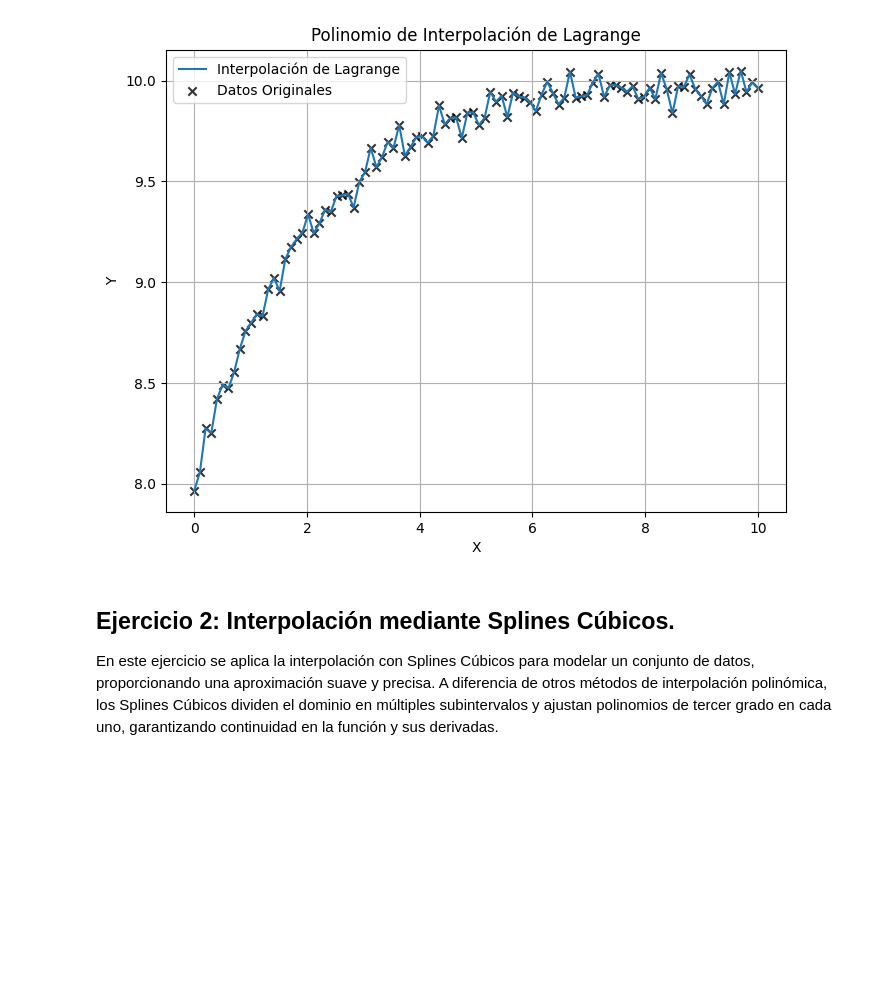
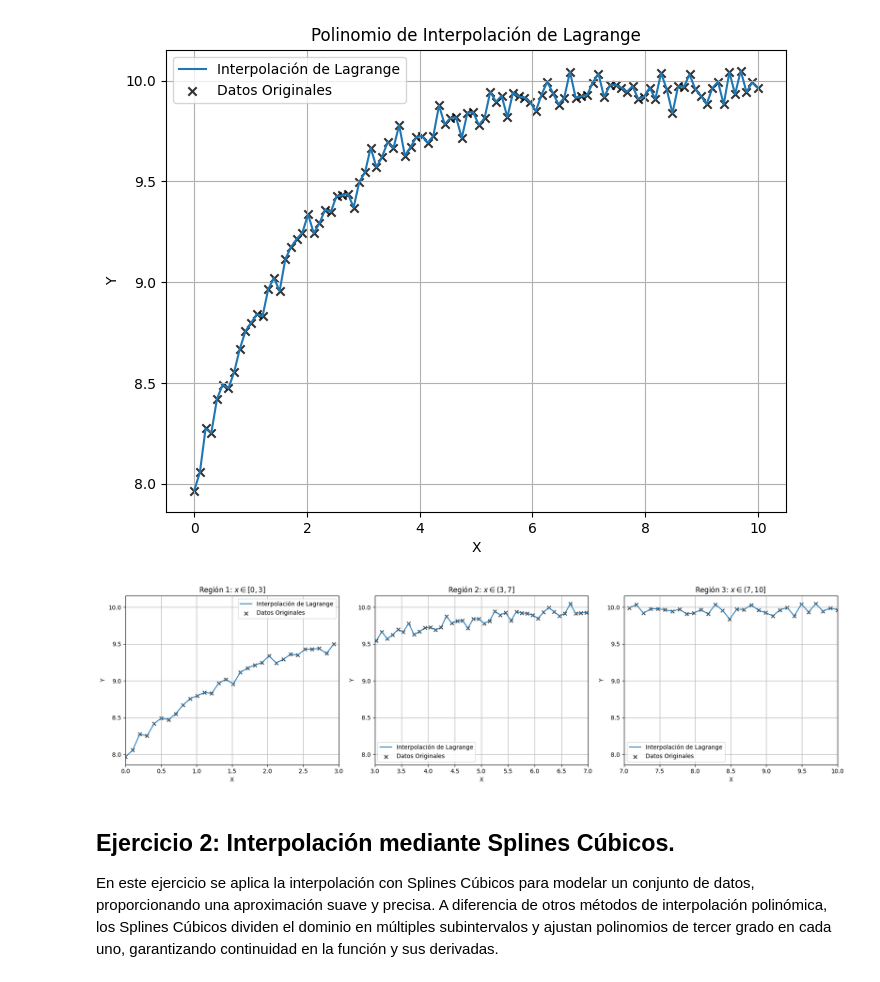
Before and after one commit to mgonzalz/sn_talleres, a Jupyter notebook: notebooks/informe-01__interp_regresion.ipynb, the cells around one changed output. Drawn from its saved outputs; the diff is of its cells as text; code cells hidden in the pictures; blank space fills up the shorter version.

Commit message:
refactor: ajustes Informe 1 (terminado)

```diff
--- a/notebooks/informe-01__interp_regresion.ipynb
+++ b/notebooks/informe-01__interp_regresion.ipynb
@@ -102,6 +101,38 @@ plt.savefig("../figures/informe-01/lagrange.png")
 plt.show()
 # %% [output]
 [figure]
+# %%
+# Definir las secciones de x.
+secciones = [(0, 3), (3, 7), (7, 10)]
+titulos = ["Región 1: $x \in [0,3]$", "Región 2: $x \in (3,7]$", "Región 3: $x \in (7,10]$"]
+
+# Crear la figura con 3 subplots en una fila.
+fig, axes = plt.subplots(1, 3, figsize=(18, 5))
+
+for i, (x_min, x_max) in enumerate(secciones):
+    # Filtrar valores dentro de la sección actual.
+    mask = (x_vals >= x_min) & (x_vals <= x_max)
+    x_section = x_vals[mask]
+    y_section = np.array([polinomio_lagrange(x, x_data, y_data) for x in x_section])
+
+    # Graficar en el subplot correspondiente.
+    axes[i].plot(x_section, y_section, label="Interpolación de Lagrange")
+    axes[i].scatter(x_data, y_data, color='black', marker='x', alpha=0.8, label="Datos Originales")
+
+    # Configurar títulos y ejes.
+    axes[i].set_xlim(x_min, x_max)
+    axes[i].set_xlabel("X")
+    axes[i].set_ylabel("Y")
+    axes[i].set_title(titulos[i])
+    axes[i].grid(True)
+    axes[i].legend()
+
+# Ajustar espacios entre gráficos.
+plt.tight_layout()
+plt.savefig("../figures/informe-01/lagrange_secciones.png")
+plt.show()
+# %% [output]
+[figure, added]
 # %% [markdown]
 ## **Ejercicio 2: Interpolación mediante Splines Cúbicos.**
 En este ejercicio se aplica la interpolación con Splines Cúbicos para modelar un conjunto de datos, proporcionando una aproximación suave y precisa. A diferencia de otros métodos de interpolación polinómica, los Splines Cúbicos dividen el dominio en múltiples subintervalos y ajustan polinomios de tercer grado en cada uno, garantizando continuidad en la función y sus derivadas.
```
Also changed, not shown: parts of 22 cells of this notebook, 5 other files.
